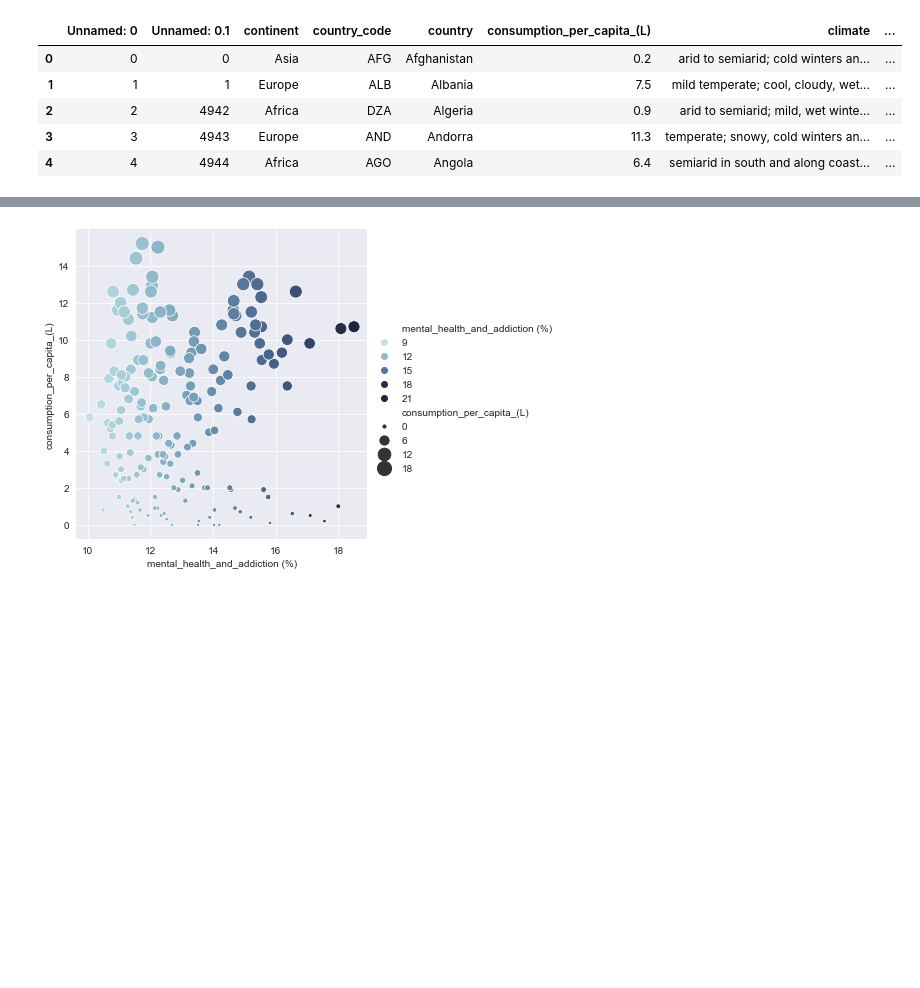
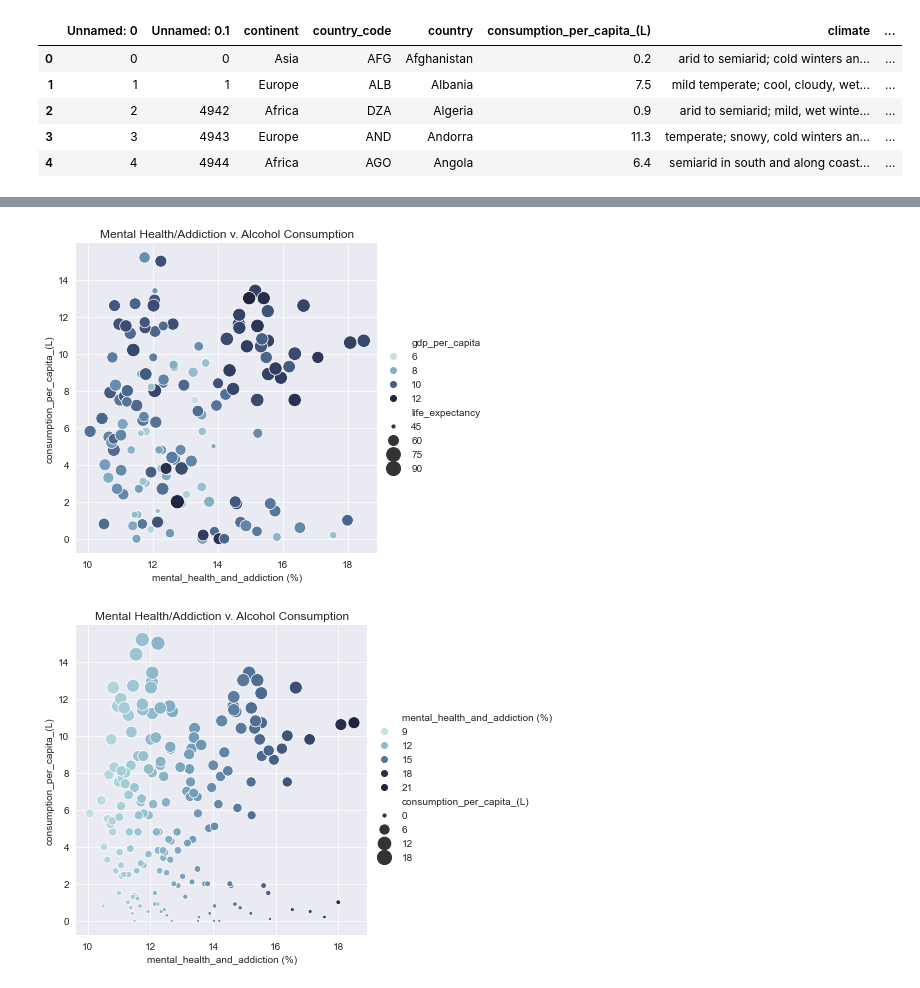
Before and after one commit to reccleston/data-analysis-project-1, a Jupyter notebook: ryan/pre_insights.ipynb, the cells around one changed output, grey strips where cells are left out. Drawn from its saved outputs; the diff is of its cells as text; code cells hidden in the pictures; blank space fills up the shorter version.

```diff
--- a/ryan/pre_insights.ipynb
+++ b/ryan/pre_insights.ipynb
@@ -284,6 +284,24 @@ countries = mega_df_with_climate['country']
 # %%
 import seaborn as sns
 
+sns.set_style(style="darkgrid")
+
+cmap = sns.cubehelix_palette(rot=-.2, as_cmap=True)
+g = sns.relplot(
+    data=mega_df_with_climate,
+    x="happy_score", y="consumption_per_capita_(L)",
+    hue='gdp_per_capita', size='life_expectancy',
+    palette=cmap, sizes=(10, 200),
+)
+
+
+# g.set(xscale="log", yscale="log")
+plt.title('Happy Score v. Alcohol Consumption')
+g.ax.xaxis.grid(True, "minor", linewidth=.25)
+g.ax.yaxis.grid(True, "minor", linewidth=.25)
+g.despine(left=True, bottom=True);
+
+#reg
 sns.set_style(style="darkgrid")
 
 cmap = sns.cubehelix_palette(rot=-.2, as_cmap=True)
@@ -296,6 +314,7 @@ g = sns.relplot(
 
 
 # g.set(xscale="log", yscale="log")
+plt.title('Happy Score v. Alcohol Consumption')
 g.ax.xaxis.grid(True, "minor", linewidth=.25)
 g.ax.yaxis.grid(True, "minor", linewidth=.25)
 g.despine(left=True, bottom=True);
@@ -304,18 +324,36 @@ g.despine(left=True, bottom=True);
 # %%
+sns.set_style(style="darkgrid")
+
+cmap = sns.cubehelix_palette(rot=-.2, as_cmap=True)
+g = sns.relplot(
+    data=mega_df_with_climate,
+    x="mental_health_and_addiction (%)", y="consumption_per_capita_(L)",
+    hue='gdp_per_capita', size='life_expectancy',
+    palette=cmap, sizes=(10, 200),
+)
+
+# g.set(xscale="log", yscale="log")
+plt.title('Mental Health/Addiction v. Alcohol Consumption')
+g.ax.xaxis.grid(True, "minor", linewidth=.25)
+g.ax.yaxis.grid(True, "minor", linewidth=.25)
+g.despine(left=True, bottom=True);
+
 sns.set_style(style="darkgrid")
 
 cmap = sns.cubehelix_palette(rot=-.2, as_cmap=True)
 g = sns.relplot(
     data=mega_df_with_climate,
     x="mental_health_and_addiction (%)", y="consumption_per_capita_(L)",
     hue='mental_health_and_addiction (%)', size="consumption_per_capita_(L)",
     palette=cmap, sizes=(10, 200),
 )
 # g.set(xscale="log", yscale="log")
+plt.title('Mental Health/Addiction v. Alcohol Consumption')
 g.ax.xaxis.grid(True, "minor", linewidth=.25)
 g.ax.yaxis.grid(True, "minor", linewidth=.25)
 g.despine(left=True, bottom=True);
 # %% [output]
-[figure, old version]
+[figure, new version]
+[figure, added]
 # %%
 by_region = mega_df_with_climate.groupby('region')
```
Also changed, not shown: parts of 6 cells of this notebook.
